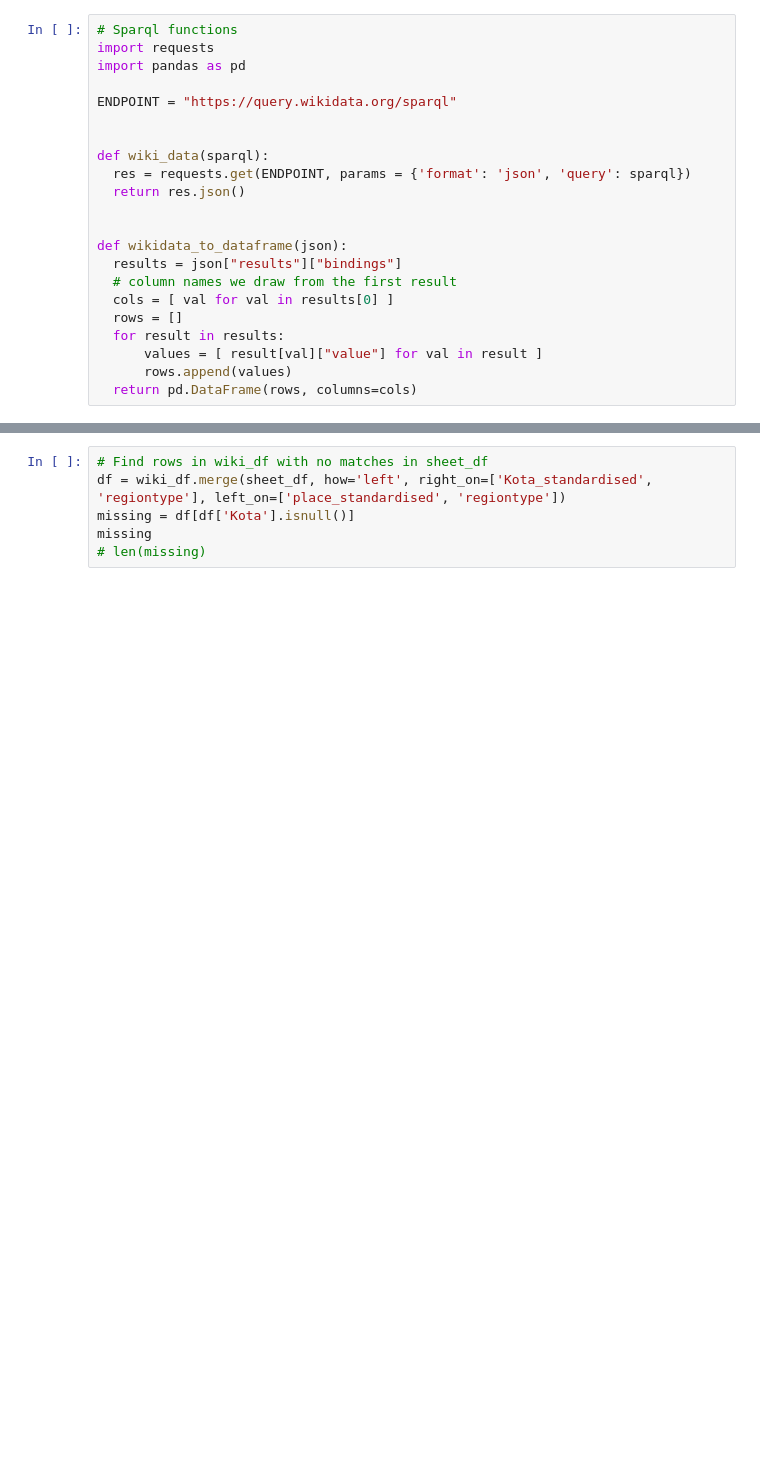
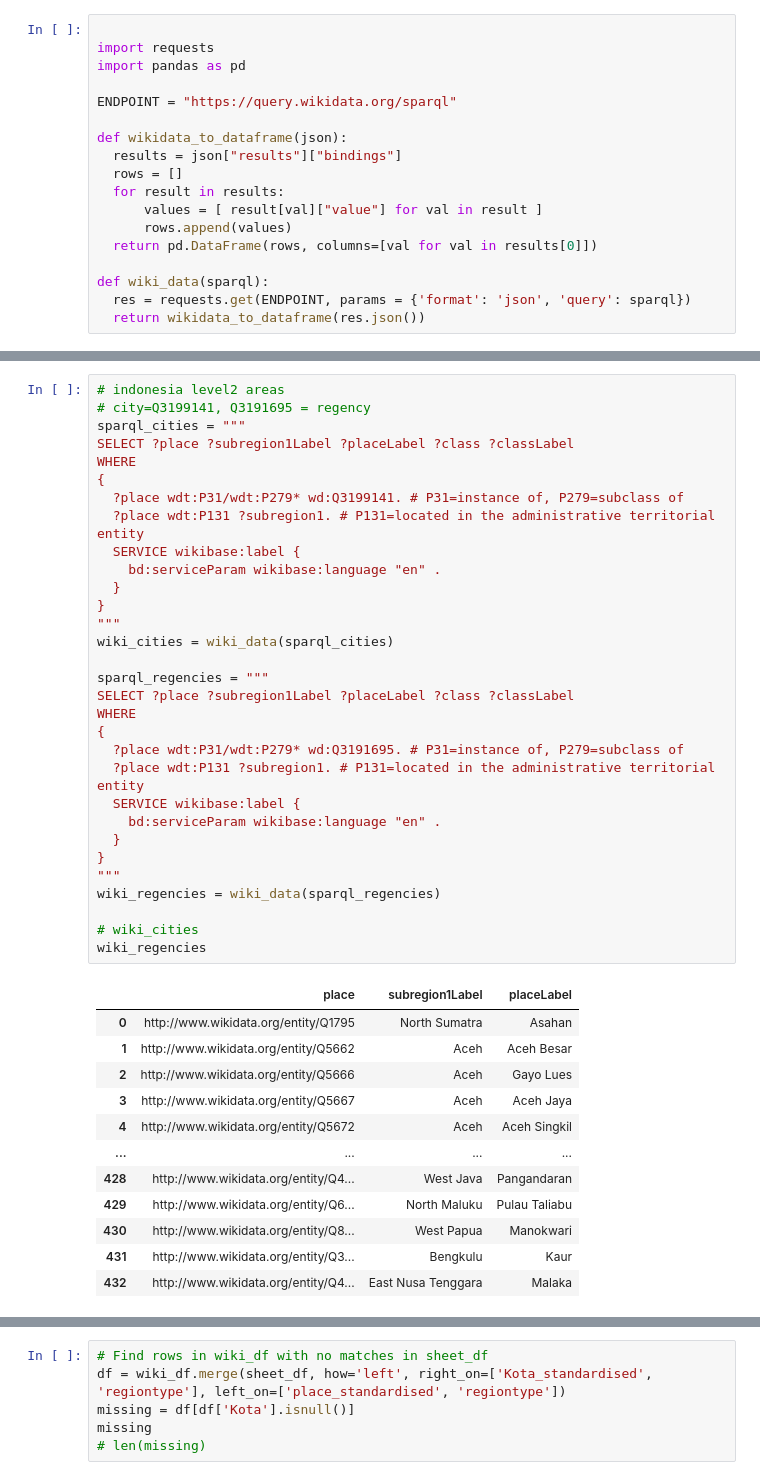
Before and after one commit to dhan16/colabs, a Jupyter notebook: covid19opendata/WikiData.ipynb, the cells around one changed output, grey strips where cells are left out. Saved outputs shown, nothing was run; the diff lists cells and outputs as text; blank space fills up the shorter version.

```diff
--- a/covid19opendata/WikiData.ipynb
+++ b/covid19opendata/WikiData.ipynb
@@ -5,22 +5,18 @@
 # %%
-# Sparql functions
+
 import requests
 import pandas as pd
 
 ENDPOINT = "https://query.wikidata.org/sparql"
 
-
-def wiki_data(sparql):
-  res = requests.get(ENDPOINT, params = {'format': 'json', 'query': sparql})
-  return res.json()
-
-
 def wikidata_to_dataframe(json):
   results = json["results"]["bindings"]
-  # column names we draw from the first result
-  cols = [ val for val in results[0] ]
   rows = []
   for result in results:
       values = [ result[val]["value"] for val in result ]
       rows.append(values)
-  return pd.DataFrame(rows, columns=cols)
+  return pd.DataFrame(rows, columns=[val for val in results[0]])
+
+def wiki_data(sparql):
+  res = requests.get(ENDPOINT, params = {'format': 'json', 'query': sparql})
+  return wikidata_to_dataframe(res.json())
@@ -138,0 +46,44 @@ Requirement already satisfied, skipping upgrade: certifi>=2017.4.17 in /usr/loca
+# %%
+# indonesia level2 areas
+# city=Q3199141, Q3191695 = regency
+sparql_cities = """
+SELECT ?place ?subregion1Label ?placeLabel ?class ?classLabel
+WHERE
+{
+  ?place wdt:P31/wdt:P279* wd:Q3199141. # P31=instance of, P279=subclass of
+  ?place wdt:P131 ?subregion1. # P131=located in the administrative territorial entity
+  SERVICE wikibase:label {
+    bd:serviceParam wikibase:language "en" .
+  }
+}
+"""
+wiki_cities = wiki_data(sparql_cities)
+
+sparql_regencies = """
+SELECT ?place ?subregion1Label ?placeLabel ?class ?classLabel
+WHERE
+{
+  ?place wdt:P31/wdt:P279* wd:Q3191695. # P31=instance of, P279=subclass of
+  ?place wdt:P131 ?subregion1. # P131=located in the administrative territorial entity
+  SERVICE wikibase:label {
+    bd:serviceParam wikibase:language "en" .
+  }
+}
+"""
+wiki_regencies = wiki_data(sparql_regencies)
+
+# wiki_cities
+wiki_regencies
+# %% [output]
+|  | place | subregion1Label | placeLabel |
+| 0 | http://www.wikidata.org/entity/Q1795 | North Sumatra | Asahan |
+| 1 | http://www.wikidata.org/entity/Q5662 | Aceh | Aceh Besar |
+| 2 | http://www.wikidata.org/entity/Q5666 | Aceh | Gayo Lues |
+| 3 | http://www.wikidata.org/entity/Q5667 | Aceh | Aceh Jaya |
+| 4 | http://www.wikidata.org/entity/Q5672 | Aceh | Aceh Singkil |
+| ... | ... | ... | ... |
+| 428 | http://www.wikidata.org/entity/Q4... | West Java | Pangandaran |
+| 429 | http://www.wikidata.org/entity/Q6... | North Maluku | Pulau Taliabu |
+| 430 | http://www.wikidata.org/entity/Q8... | West Papua | Manokwari |
+| 431 | http://www.wikidata.org/entity/Q3... | Bengkulu | Kaur |
+| 432 | http://www.wikidata.org/entity/Q4... | East Nusa Tenggara | Malaka |
```
Also changed, not shown: parts of 20 cells of this notebook.
